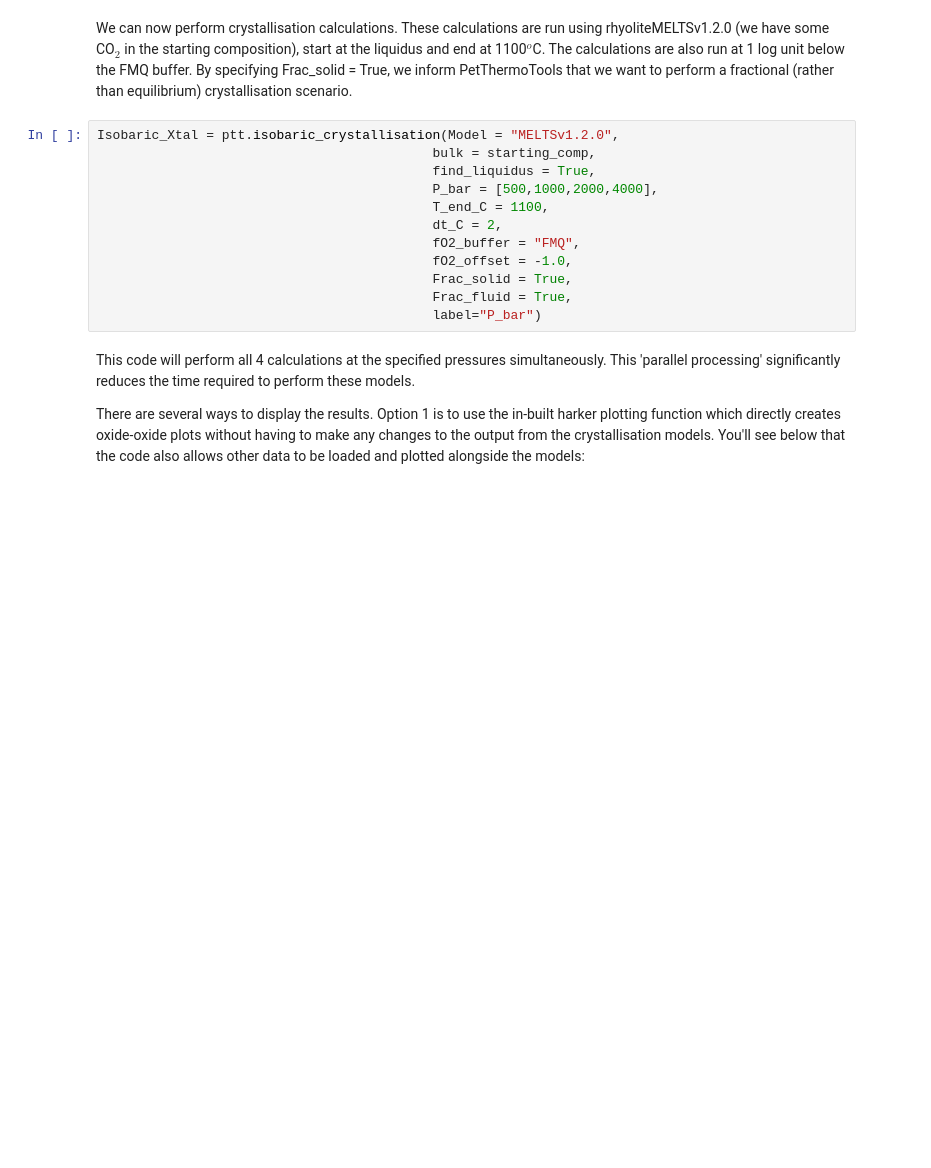
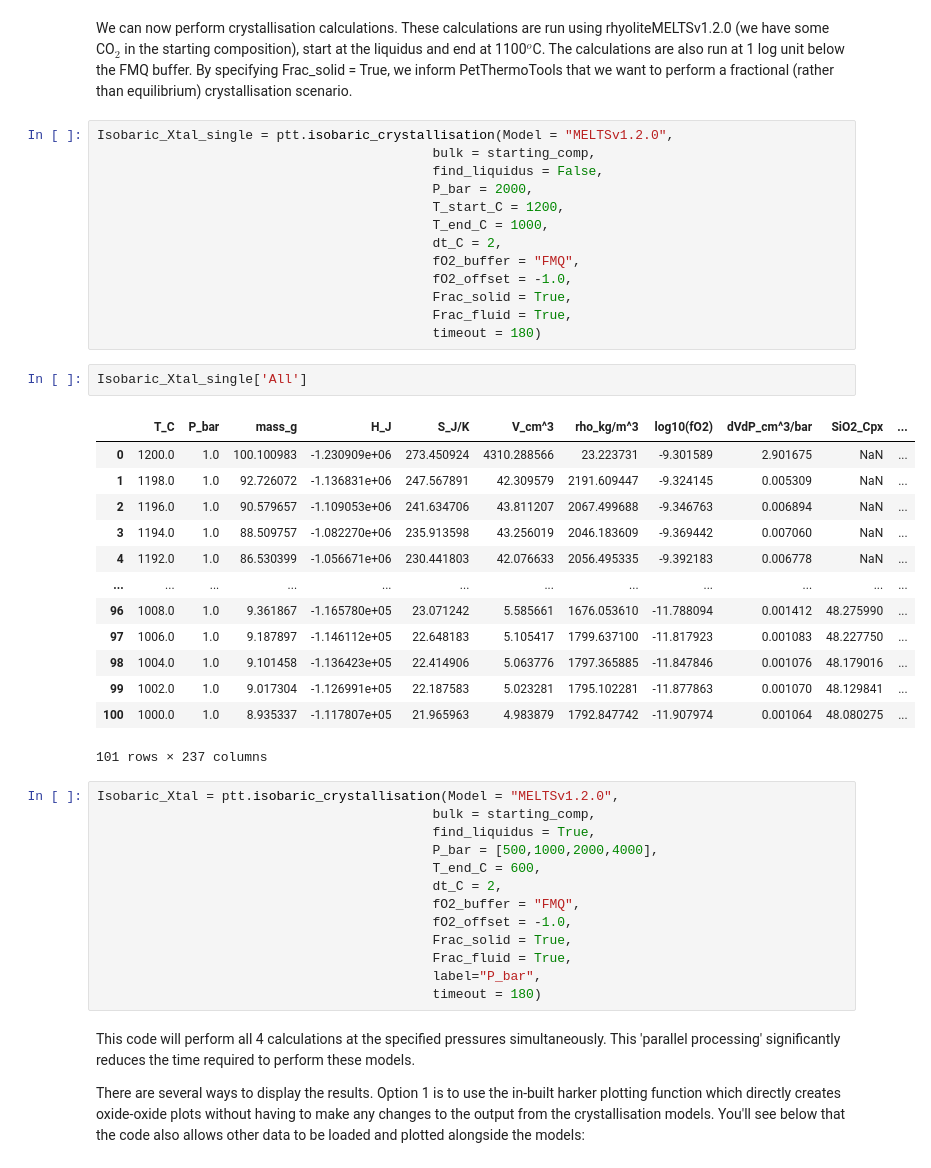
Before and after one commit to gleesonm1/PetThermoTools, a Jupyter notebook: docs/Examples/CrystallisationTests/BasalticCrystallisation.ipynb, the cells around one changed output. Drawn from its saved outputs; the diff is of its cells as text; blank space fills up the shorter version.

```diff
--- a/docs/Examples/CrystallisationTests/BasalticCrystallisation.ipynb
+++ b/docs/Examples/CrystallisationTests/BasalticCrystallisation.ipynb
@@ -83,18 +83,48 @@ CO2          0.028
 Name: 0, dtype: object
 # %% [markdown]
 We can now perform crystallisation calculations. These calculations are run using rhyoliteMELTSv1.2.0 (we have some CO$_2$ in the starting composition), start at the liquidus and end at 1100$^o$C. The calculations are also run at 1 log unit below the FMQ buffer. By specifying Frac_solid = True, we inform PetThermoTools that we want to perform a fractional (rather than equilibrium) crystallisation scenario.
+# %%
+Isobaric_Xtal_single = ptt.isobaric_crystallisation(Model = "MELTSv1.2.0",
+                                           bulk = starting_comp,
+                                           find_liquidus = False,
+                                           P_bar = 2000,
+                                           T_start_C = 1200,
+                                           T_end_C = 1000,
+                                           dt_C = 2,
+                                           fO2_buffer = "FMQ",
+                                           fO2_offset = -1.0,
+                                           Frac_solid = True,
+                                           Frac_fluid = True,
+                                           timeout = 180)
+# %%
+Isobaric_Xtal_single['All']
+# %% [output]
+|  | T_C | P_bar | mass_g | H_J | S_J/K | V_cm^3 | rho_kg/m^3 | log10(fO2) | dVdP_cm^3/bar | SiO2_Cpx | ... |
+| 0 | 1200.0 | 1.0 | 100.100983 | -1.230909e+06 | 273.450924 | 4310.288566 | 23.223731 | -9.301589 | 2.901675 | NaN | ... |
+| 1 | 1198.0 | 1.0 | 92.726072 | -1.136831e+06 | 247.567891 | 42.309579 | 2191.609447 | -9.324145 | 0.005309 | NaN | ... |
+| 2 | 1196.0 | 1.0 | 90.579657 | -1.109053e+06 | 241.634706 | 43.811207 | 2067.499688 | -9.346763 | 0.006894 | NaN | ... |
+| 3 | 1194.0 | 1.0 | 88.509757 | -1.082270e+06 | 235.913598 | 43.256019 | 2046.183609 | -9.369442 | 0.007060 | NaN | ... |
+| 4 | 1192.0 | 1.0 | 86.530399 | -1.056671e+06 | 230.441803 | 42.076633 | 2056.495335 | -9.392183 | 0.006778 | NaN | ... |
+| ... | ... | ... | ... | ... | ... | ... | ... | ... | ... | ... | ... |
+| 96 | 1008.0 | 1.0 | 9.361867 | -1.165780e+05 | 23.071242 | 5.585661 | 1676.053610 | -11.788094 | 0.001412 | 48.275990 | ... |
+| 97 | 1006.0 | 1.0 | 9.187897 | -1.146112e+05 | 22.648183 | 5.105417 | 1799.637100 | -11.817923 | 0.001083 | 48.227750 | ... |
+| 98 | 1004.0 | 1.0 | 9.101458 | -1.136423e+05 | 22.414906 | 5.063776 | 1797.365885 | -11.847846 | 0.001076 | 48.179016 | ... |
+| 99 | 1002.0 | 1.0 | 9.017304 | -1.126991e+05 | 22.187583 | 5.023281 | 1795.102281 | -11.877863 | 0.001070 | 48.129841 | ... |
+| 100 | 1000.0 | 1.0 | 8.935337 | -1.117807e+05 | 21.965963 | 4.983879 | 1792.847742 | -11.907974 | 0.001064 | 48.080275 | ... |
+101 rows × 237 columns
 # %%
 Isobaric_Xtal = ptt.isobaric_crystallisation(Model = "MELTSv1.2.0",
                                            bulk = starting_comp,
                                            find_liquidus = True,
                                            P_bar = [500,1000,2000,4000],
-                                           T_end_C = 1100,
+                                           T_end_C = 600,
                                            dt_C = 2,
                                            fO2_buffer = "FMQ",
                                            fO2_offset = -1.0,
                                            Frac_solid = True,
                                            Frac_fluid = True,
-                                           label="P_bar")
+                                           label="P_bar",
+                                           timeout = 180)
 # %% [markdown]
 This code will perform all 4 calculations at the specified pressures simultaneously. This 'parallel processing' significantly reduces the time required to perform these models.
 
```
Also changed, not shown: parts of 2 cells of this notebook, 26 other files.
